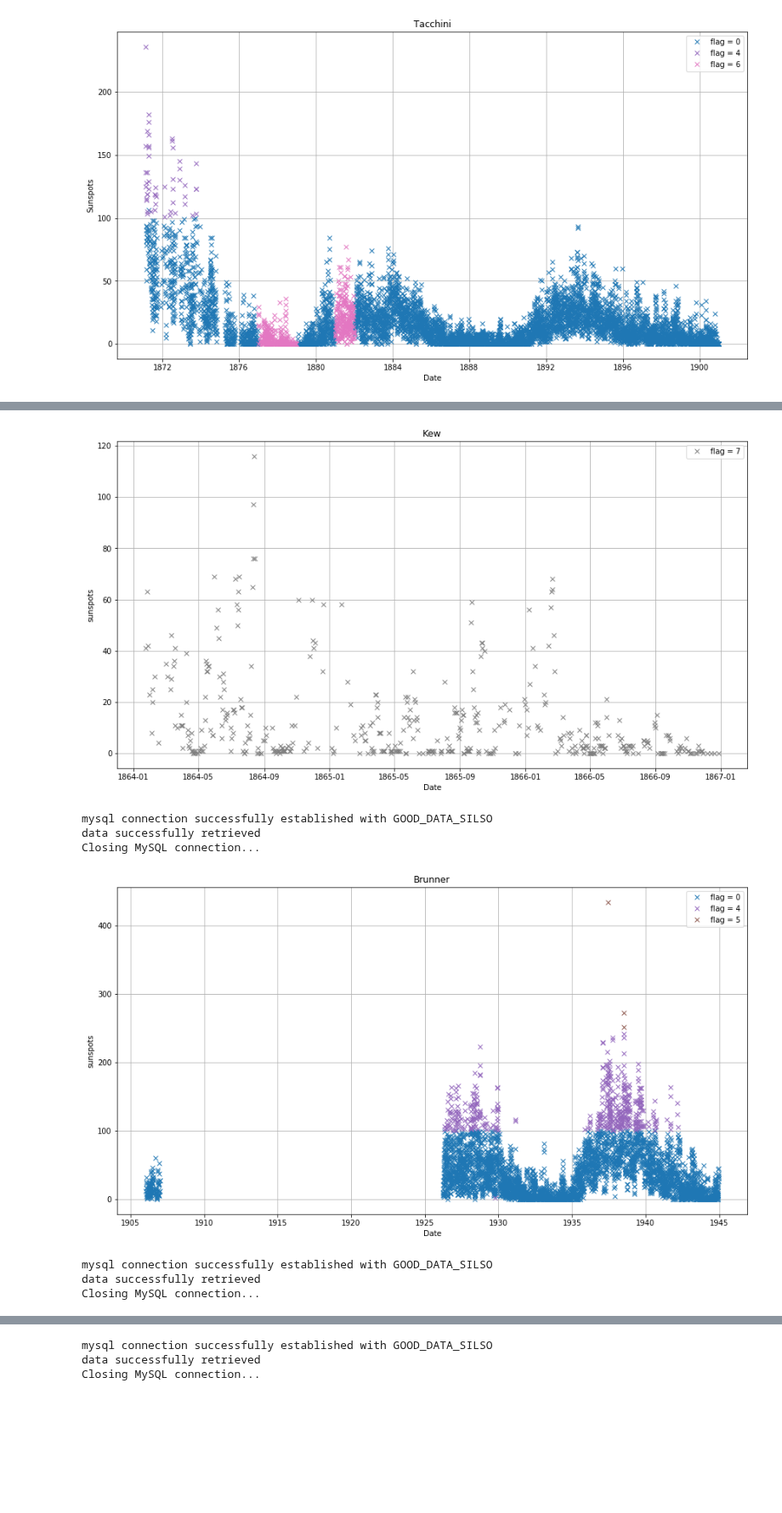
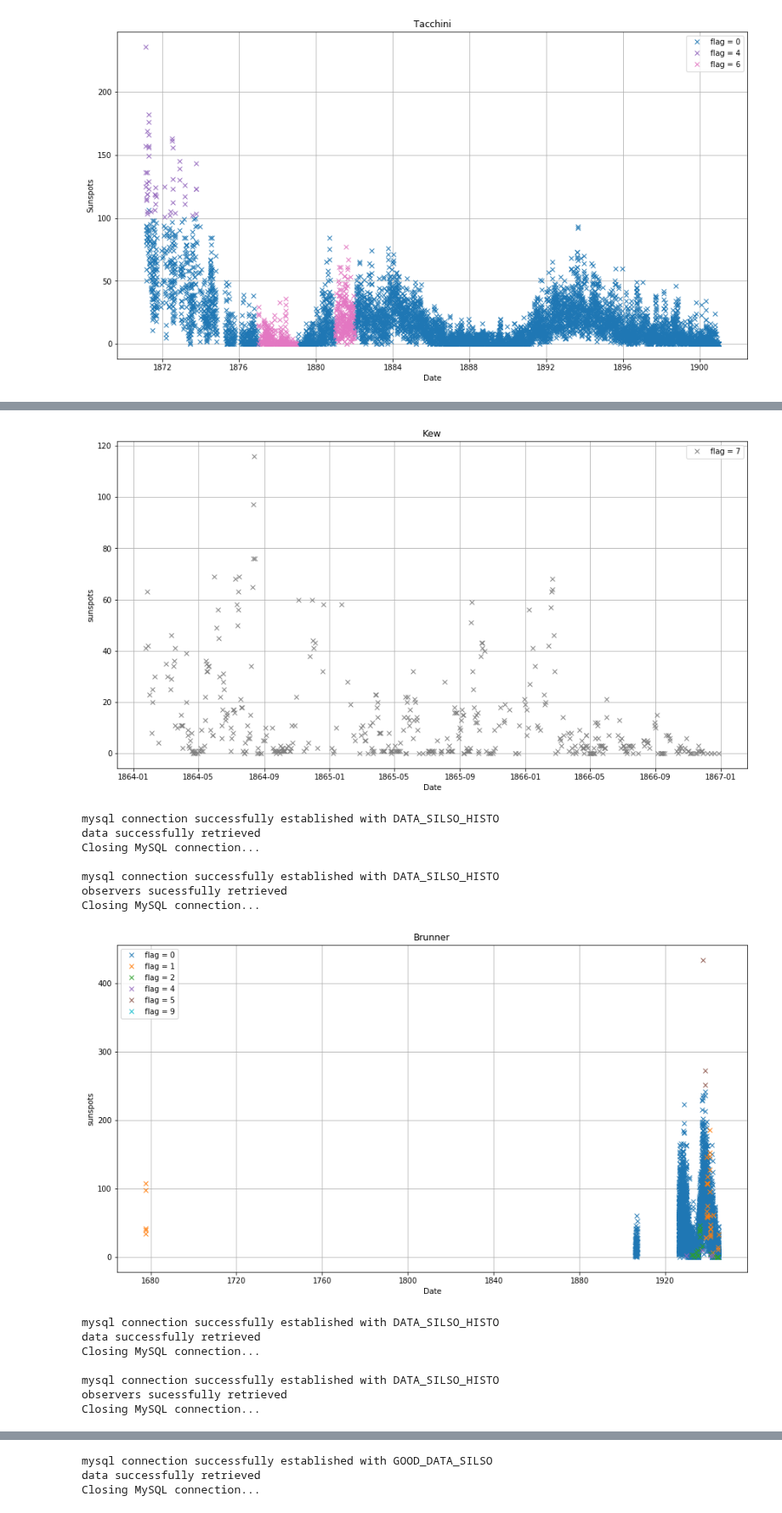
Before and after one commit to dcxSt/DATA_SILSO_HISTO_search, a Jupyter notebook: suspicious sunspots plots.ipynb, the cells around one changed output, grey strips where cells are left out. Shown at 85% size. Cells and saved outputs as stored; diff of their text form; code cells hidden in the pictures; blank space fills up the shorter version.

```diff
--- a/suspicious sunspots plots.ipynb
+++ b/suspicious sunspots plots.ipynb
@@ -55,5 +55,5 @@ Closing MySQL connection...
 # suspicious observers plotted, with sunspots
 for observer in suspicious_observers:
     if observer not in manualy_cleared_observers:
-        display_seperate_flags(observer,yaxis='sunspots')
+        display_seperate_flags(observer,yaxis='sunspots',the_database="DATA_SILSO_HISTO")
 # %% [output]
@@ -67,8 +75,16 @@ Closing MySQL connection...
 [figure]
-mysql connection successfully established with GOOD_DATA_SILSO
+mysql connection successfully established with DATA_SILSO_HISTO
 data successfully retrieved
 Closing MySQL connection...
+
+mysql connection successfully established with DATA_SILSO_HISTO
+observers sucessfully retrieved
+Closing MySQL connection...
-[figure, old version]
+[figure, new version]
-mysql connection successfully established with GOOD_DATA_SILSO
+mysql connection successfully established with DATA_SILSO_HISTO
 data successfully retrieved
 Closing MySQL connection...
+
+mysql connection successfully established with DATA_SILSO_HISTO
+observers sucessfully retrieved
+Closing MySQL connection...
```
Also changed, not shown: parts of 5 cells of this notebook, 25 other files.
